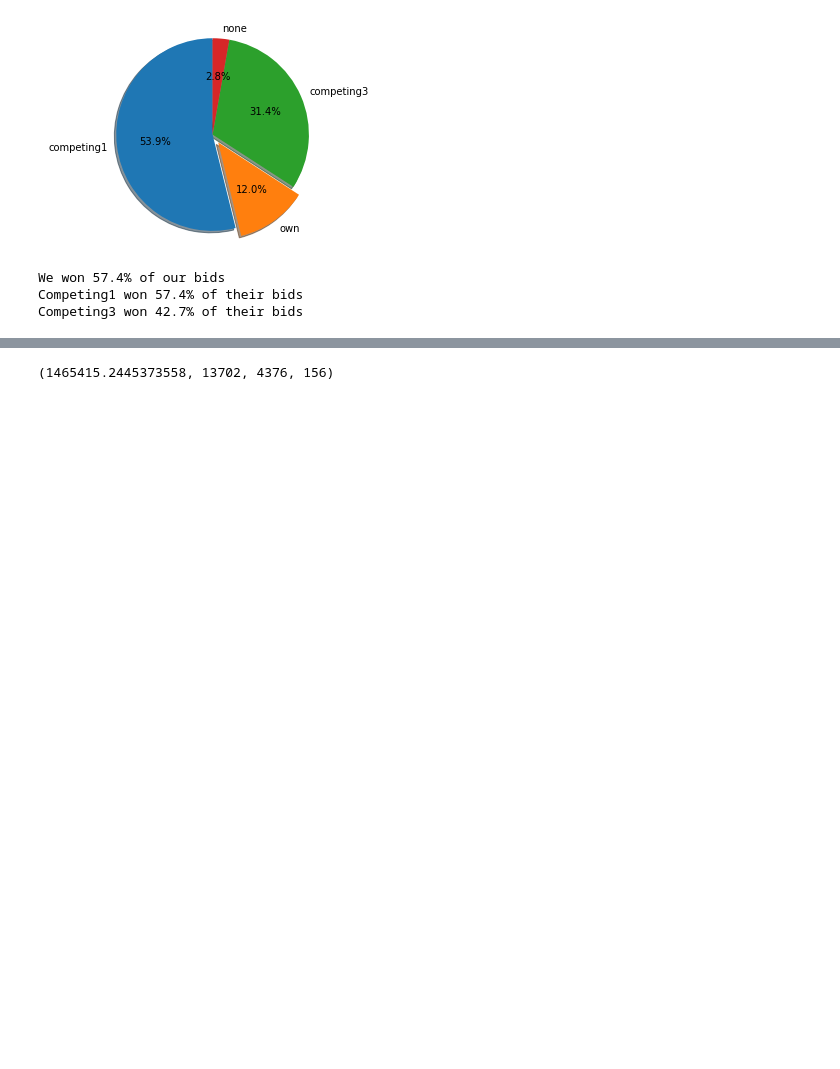
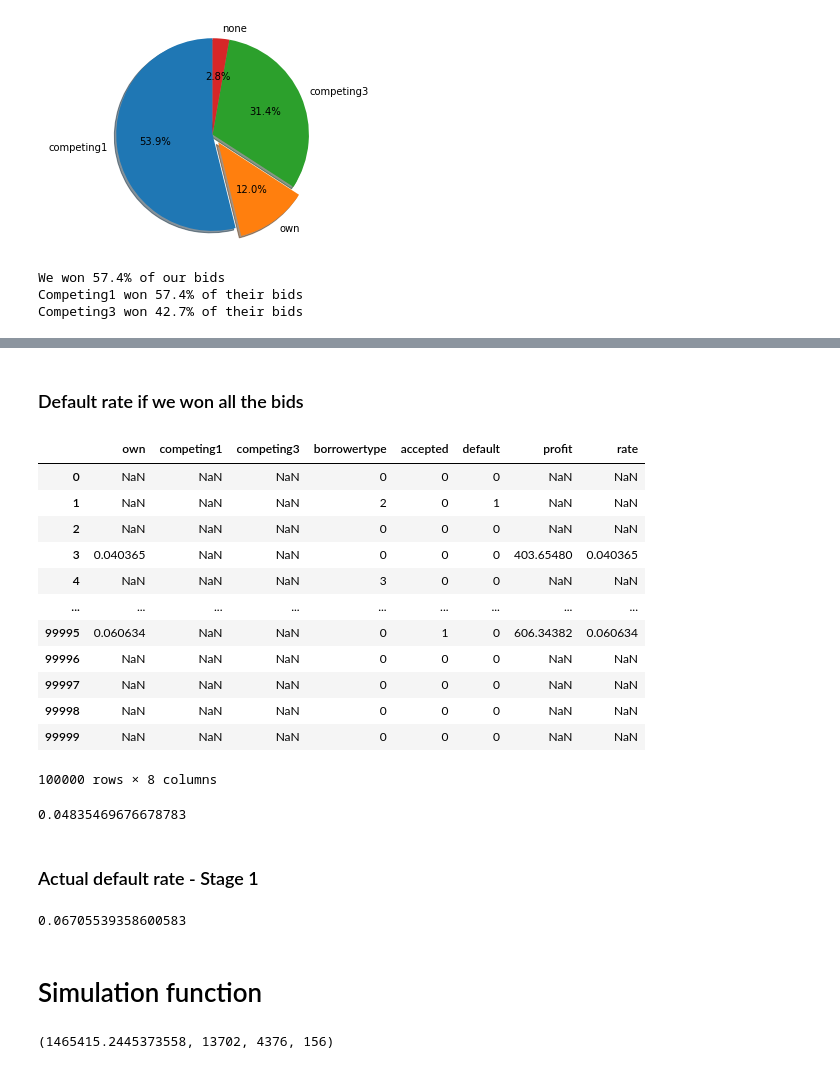
Before and after one commit to jpkcunha/AdvancedFinance_ML, a Jupyter notebook: model_stage2.ipynb, the cells around one changed output, grey strips where cells are left out. Cells and saved outputs as stored; diff of their text form; code cells hidden in the pictures; blank space fills up the shorter version.

```diff
--- a/model_stage2.ipynb
+++ b/model_stage2.ipynb
@@ -72,7 +76,7 @@ def calculate_profit(row):
     if np.isnan(row.rate):
         return np.nan
     elif np.isnan(row.competing1) and np.isnan(row.competing3):
-        return np.nan
+        return aux(row.default, row.rate)
     elif np.isnan(row.competing1):
         if row.borrowertype != 3 and row.rate < row.competing3:
             return aux(row.default, row.rate)
@@ -229,3 +233,38 @@ final
+# %% [markdown]
+### Default rate if we won all the bids
+# %%
+x = results.copy()
+x['rate'] = x.own
+x['competing1'] = np.nan
+x['competing3'] = np.nan
+x['profit'] = x.apply(calculate_profit, axis=1)
+x
+# %% [output]
+|  | own | competing1 | competing3 | borrowertype | accepted | default | profit | rate |
+| 0 | NaN | NaN | NaN | 0 | 0 | 0 | NaN | NaN |
+| 1 | NaN | NaN | NaN | 2 | 0 | 1 | NaN | NaN |
+| 2 | NaN | NaN | NaN | 0 | 0 | 0 | NaN | NaN |
+| 3 | 0.040365 | NaN | NaN | 0 | 0 | 0 | 403.65480 | 0.040365 |
+| 4 | NaN | NaN | NaN | 3 | 0 | 0 | NaN | NaN |
+| ... | ... | ... | ... | ... | ... | ... | ... | ... |
+| 99995 | 0.060634 | NaN | NaN | 0 | 1 | 0 | 606.34382 | 0.060634 |
+| 99996 | NaN | NaN | NaN | 0 | 0 | 0 | NaN | NaN |
+| 99997 | NaN | NaN | NaN | 0 | 0 | 0 | NaN | NaN |
+| 99998 | NaN | NaN | NaN | 0 | 0 | 0 | NaN | NaN |
+| 99999 | NaN | NaN | NaN | 0 | 0 | 0 | NaN | NaN |
+100000 rows × 8 columns
+# %%
+x[x.own.notnull()][x.default == 1].shape[0]/x[x.own.notnull()].shape[0]
+# %% [output]
+0.04835469676678783
+# %% [markdown]
+### Actual default rate - Stage 1
+# %%
+results[results.profit.notnull()][results.default == 1].shape[0]/results[results.profit.notnull()].shape[0]
+# %% [output]
+0.06705539358600583
+# %% [markdown]
+# Simulation function
 # %%
 def total_profit(cut, floor):
     x = final.copy()
```
Also changed, not shown: parts of 21 cells of this notebook, 5 other files.
